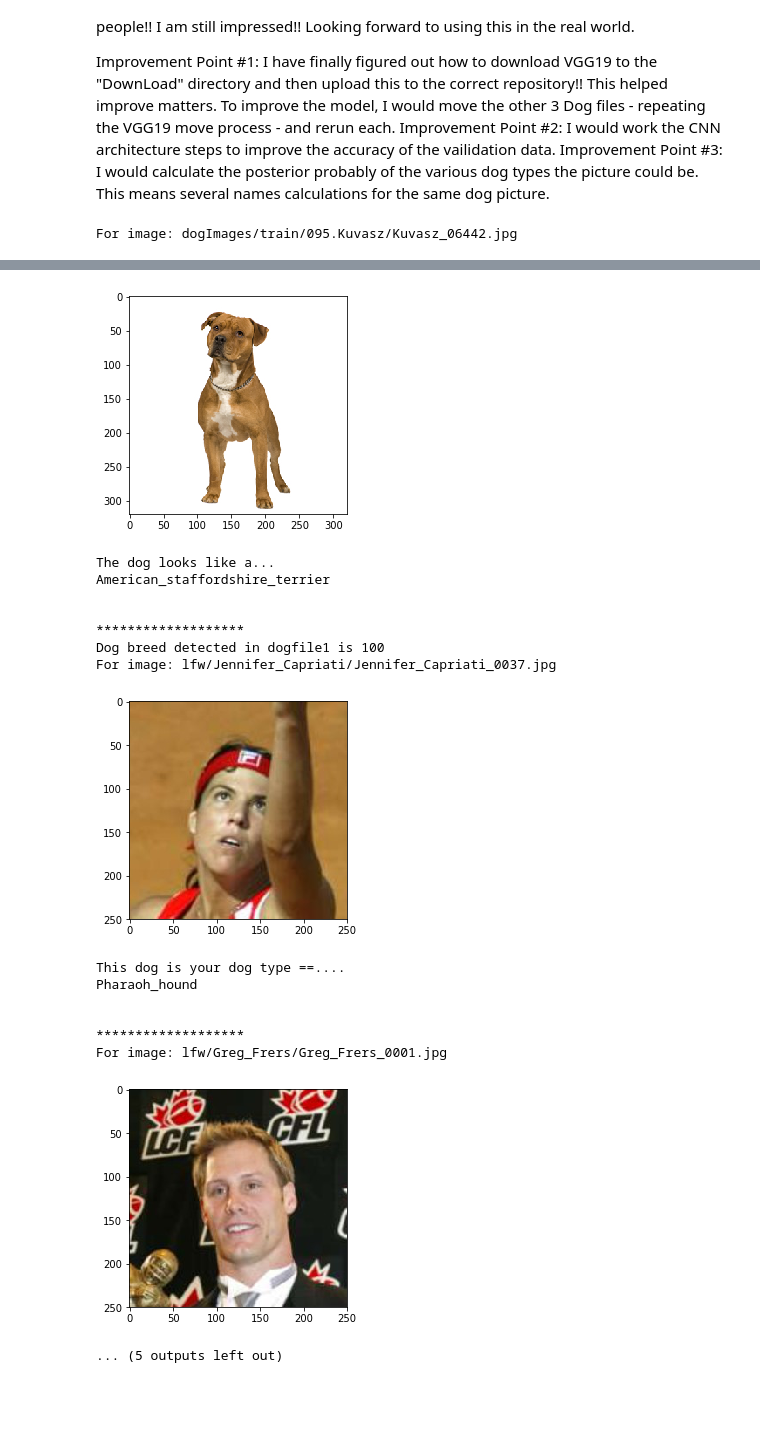
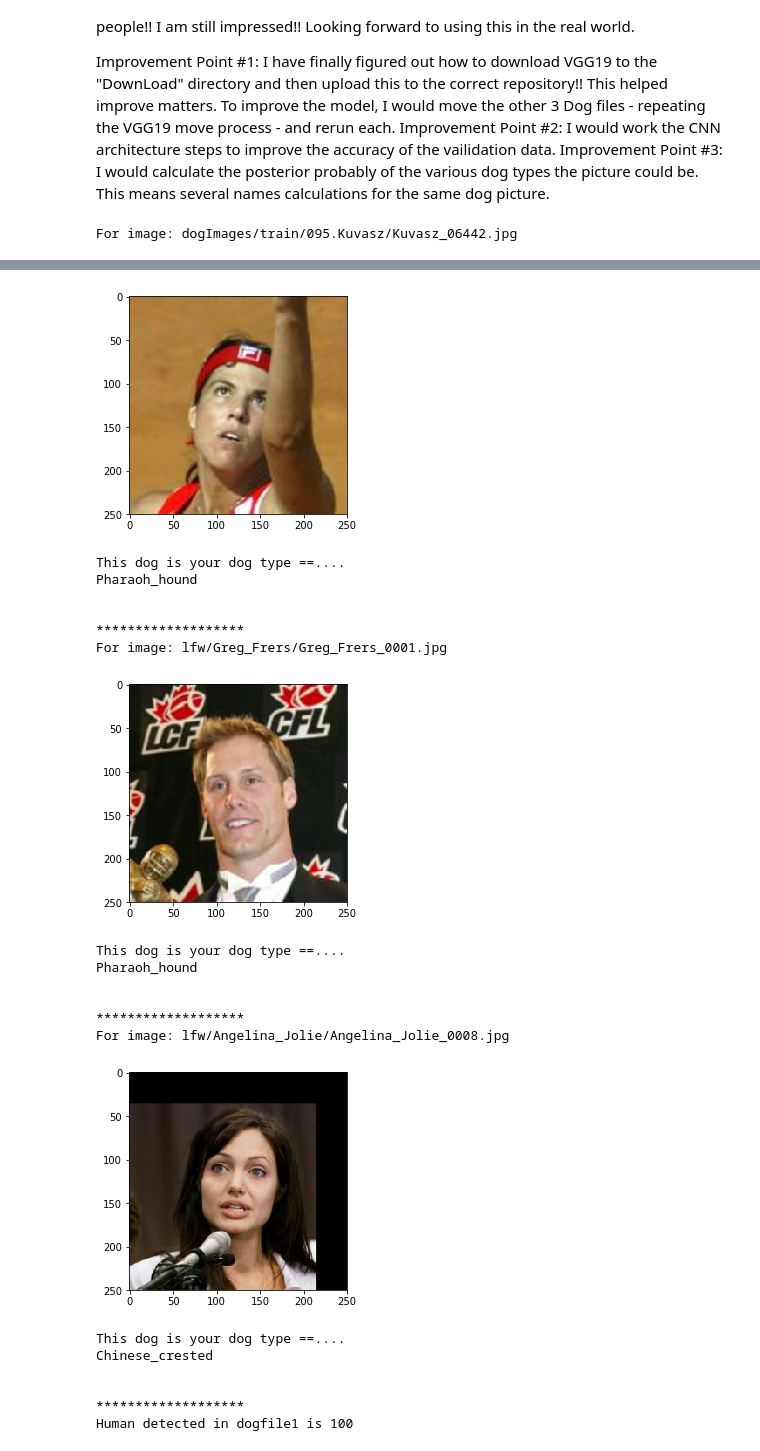
Before and after one commit to dk2539/ML-Nanodegree, a Jupyter notebook: Projects1/machine-learning-master/projects/dog_app.ipynb, the cells around one changed output, grey strips where cells are left out. Drawn from its saved outputs; the diff is of its cells as text; code cells hidden in the pictures; blank space fills up the shorter version.

```diff
--- a/Projects1/machine-learning-master/projects/dog_app.ipynb
+++ b/Projects1/machine-learning-master/projects/dog_app.ipynb
@@ -896,7 +897,7 @@ ii = 0
 for img_path in dog_files_short:
     ii  +=1
     test_dog_id(img_path)
-    if ii > 3:
+    if ii > 2:
         break
 
 
@@ -907,7 +908,7 @@ ii = 0
 for img_path in human_files_short:
     ii  +=1
     test_dog_id(img_path)
-    if ii > 3:
+    if ii > 2:
         break
 
 
@@ -938,17 +942,21 @@ For image: dogImages/train/008.American_staffordshire_terrier/American_staffords
-[figure, old version]
+[figure, new version]
-The dog looks like a...
-American_staffordshire_terrier
+This dog is your dog type ==....
+Pharaoh_hound
 
 
 *******************
-Dog breed detected in dogfile1 is 100
-For image: lfw/Jennifer_Capriati/Jennifer_Capriati_0037.jpg
+For image: lfw/Greg_Frers/Greg_Frers_0001.jpg
-[figure, old version]
+[figure, new version]
 This dog is your dog type ==....
 Pharaoh_hound
 
 
 *******************
-For image: lfw/Greg_Frers/Greg_Frers_0001.jpg
+For image: lfw/Angelina_Jolie/Angelina_Jolie_0008.jpg
-[figure, old version]
+[figure, new version]
-... (5 outputs left out)
+This dog is your dog type ==....
+Chinese_crested
+
+
+*******************
+Human detected in dogfile1 is 100
```
Also changed, not shown: parts of 11 cells of this notebook, 1 other file.
